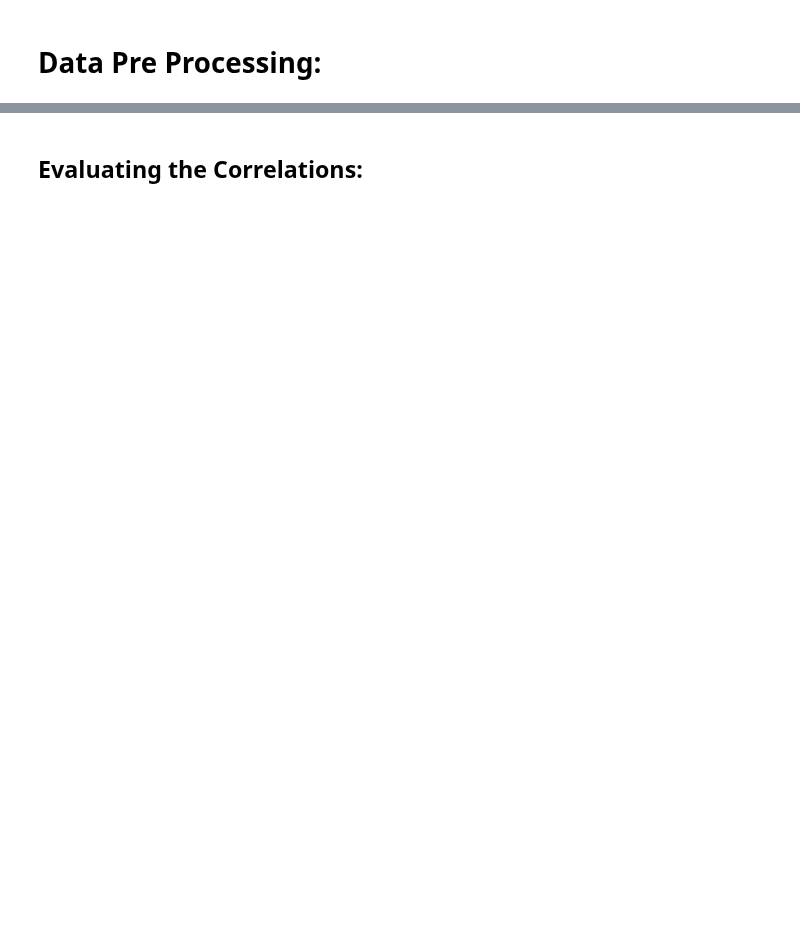
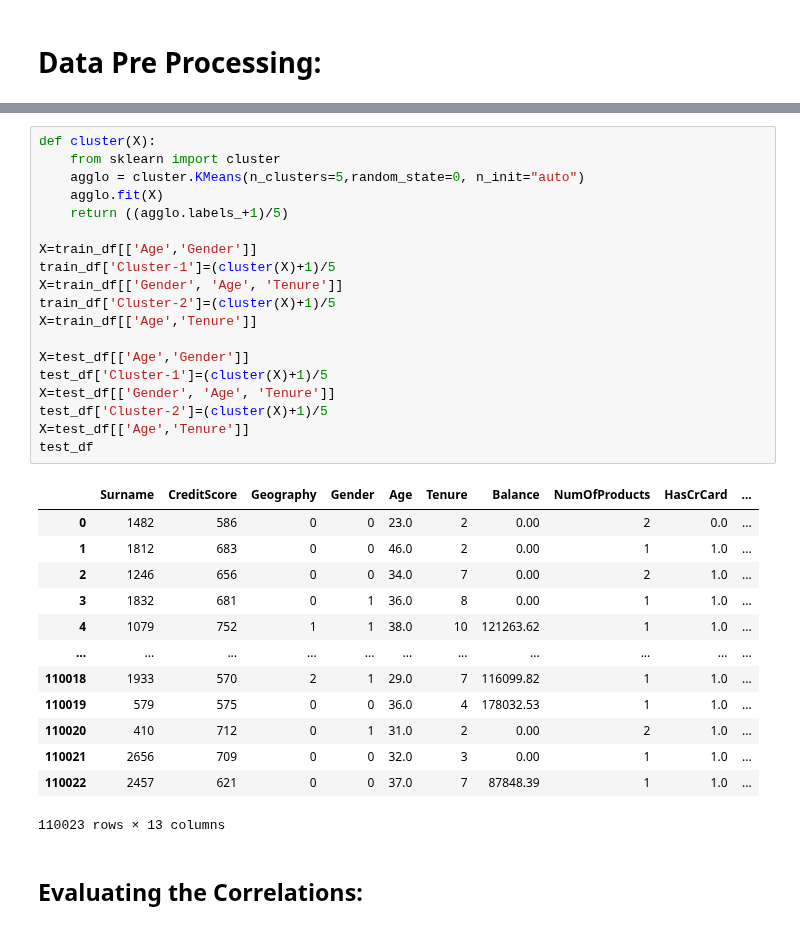
Before and after one commit to snajeebz/playground, a Jupyter notebook: bank-churn-binary-classification-xgboost.ipynb, the cells around one changed output, grey strips where cells are left out. Drawn from its saved outputs; the diff is of its cells as text; blank space fills up the shorter version.

```diff
--- a/bank-churn-binary-classification-xgboost.ipynb
+++ b/bank-churn-binary-classification-xgboost.ipynb
@@ -244,3 +240,36 @@ memory usage: 12.7 MB
+# %%
+def cluster(X):
+    from sklearn import cluster
+    agglo = cluster.KMeans(n_clusters=5,random_state=0, n_init="auto")
+    agglo.fit(X)
+    return ((agglo.labels_+1)/5)
+
+X=train_df[['Age','Gender']]
+train_df['Cluster-1']=(cluster(X)+1)/5
+X=train_df[['Gender', 'Age', 'Tenure']]
+train_df['Cluster-2']=(cluster(X)+1)/5
+X=train_df[['Age','Tenure']]
+
+X=test_df[['Age','Gender']]
+test_df['Cluster-1']=(cluster(X)+1)/5
+X=test_df[['Gender', 'Age', 'Tenure']]
+test_df['Cluster-2']=(cluster(X)+1)/5
+X=test_df[['Age','Tenure']]
+test_df
+# %% [output]
+|  | Surname | CreditScore | Geography | Gender | Age | Tenure | Balance | NumOfProducts | HasCrCard | ... |
+| 0 | 1482 | 586 | 0 | 0 | 23.0 | 2 | 0.00 | 2 | 0.0 | ... |
+| 1 | 1812 | 683 | 0 | 0 | 46.0 | 2 | 0.00 | 1 | 1.0 | ... |
+| 2 | 1246 | 656 | 0 | 0 | 34.0 | 7 | 0.00 | 2 | 1.0 | ... |
+| 3 | 1832 | 681 | 0 | 1 | 36.0 | 8 | 0.00 | 1 | 1.0 | ... |
+| 4 | 1079 | 752 | 1 | 1 | 38.0 | 10 | 121263.62 | 1 | 1.0 | ... |
+| ... | ... | ... | ... | ... | ... | ... | ... | ... | ... | ... |
+| 110018 | 1933 | 570 | 2 | 1 | 29.0 | 7 | 116099.82 | 1 | 1.0 | ... |
+| 110019 | 579 | 575 | 0 | 0 | 36.0 | 4 | 178032.53 | 1 | 1.0 | ... |
+| 110020 | 410 | 712 | 0 | 1 | 31.0 | 2 | 0.00 | 2 | 1.0 | ... |
+| 110021 | 2656 | 709 | 0 | 0 | 32.0 | 3 | 0.00 | 1 | 1.0 | ... |
+| 110022 | 2457 | 621 | 0 | 0 | 37.0 | 7 | 87848.39 | 1 | 1.0 | ... |
+110023 rows × 13 columns
 # %% [markdown]
 ## Evaluating the Correlations:
 # %%
```
Also changed, not shown: parts of 17 cells of this notebook.
